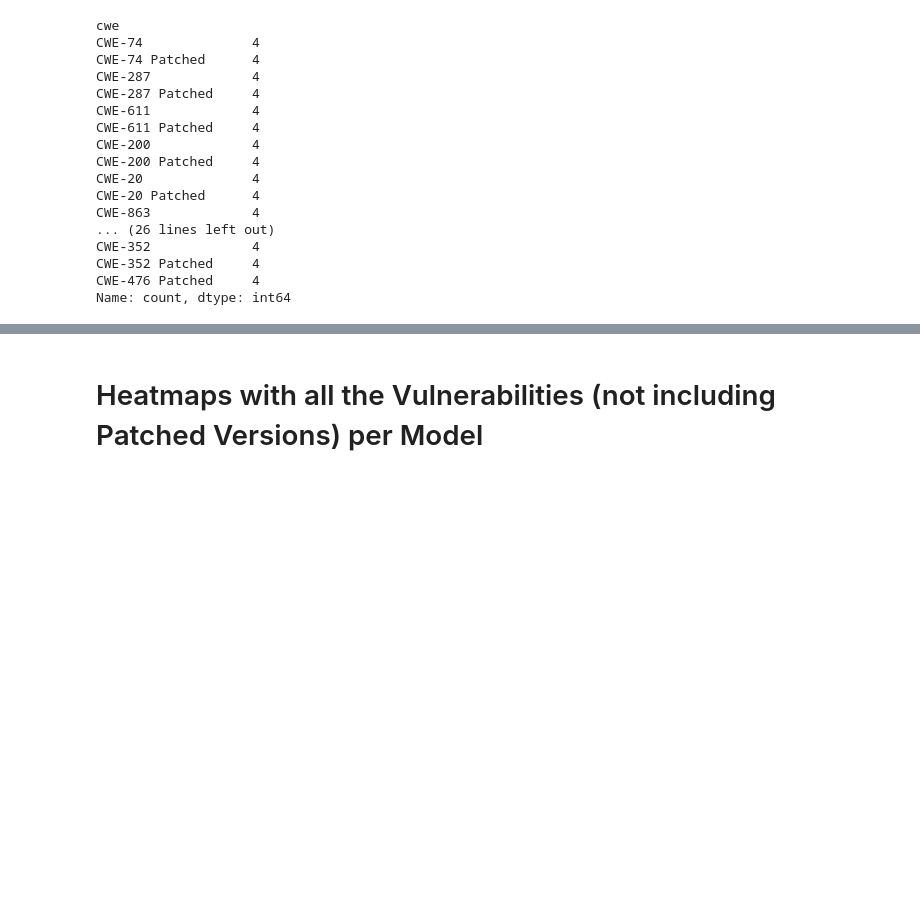
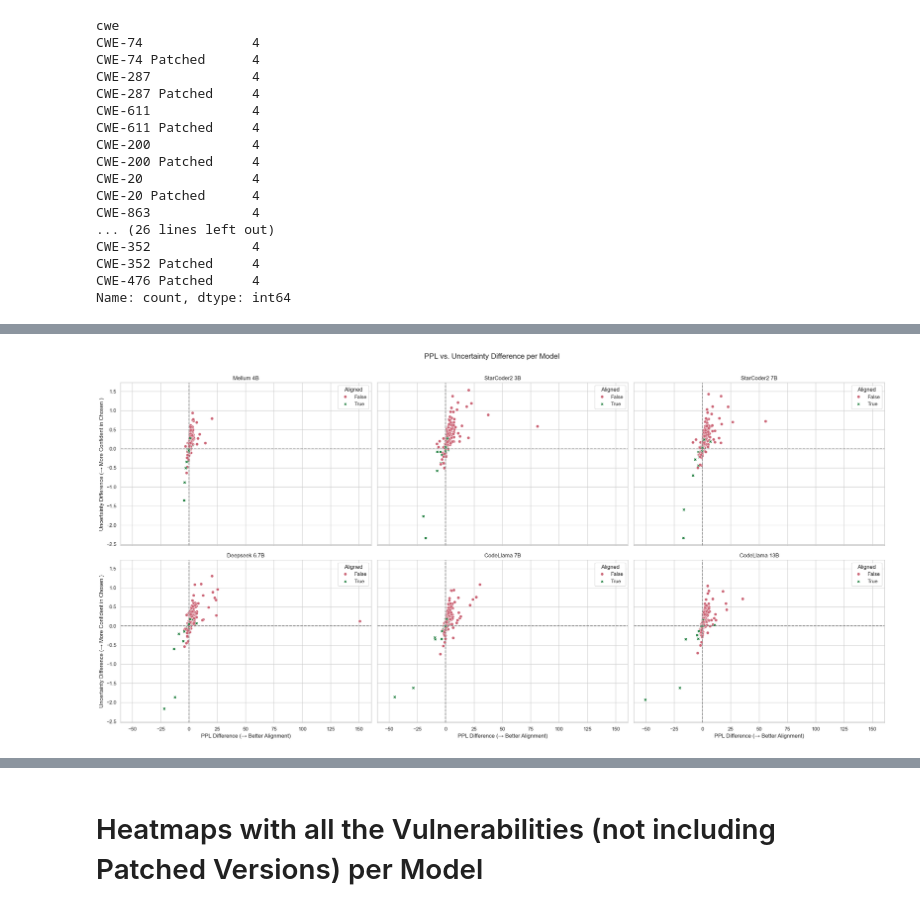
Before and after one commit to rufimelo99/lm-insecure-bias, a Jupyter notebook: sec_aware_cl/perplexity/perplexity.ipynb, the cells around one changed output, grey strips where cells are left out. Drawn from its saved outputs; the diff is of its cells as text; code cells hidden in the pictures; blank space fills up the shorter version.

```diff
--- a/sec_aware_cl/perplexity/perplexity.ipynb
+++ b/sec_aware_cl/perplexity/perplexity.ipynb
@@ -406,0 +680,56 @@ Name: count, dtype: int64
+# %%
+import matplotlib.pyplot as plt
+import seaborn as sns
+
+# Optional: use a clear color palette for alignment classes
+paul_tol_palette = {
+    True: "#117733",  # green
+    False: "#CC6677", # red
+}
+
+# Plot setup
+models = df["model"].unique()
+n_cols = 3
+n_rows = (len(models) + n_cols - 1) // n_cols
+
+fig, axes = plt.subplots(n_rows, n_cols, figsize=(8 * n_cols, 6 * n_rows), sharex=True, sharey=True)
+axes = axes.flatten()
+
+for i, model in enumerate(models):
+    ax = axes[i]
+    df_model = df[df["model"] == model]
+
+    # Find extremes for this model
+    extreme_ppl = df_model.loc[df_model["ppl_diff"].abs().idxmax()]
+    extreme_uncertainty = df_model.loc[df_model["uncertainty_diff"].abs().idxmax()]
+
+    # Scatter plot
+    sns.scatterplot(
+        data=df_model,
+        x="ppl_diff",
+        y="uncertainty_diff",
+        hue="Aligned",
+        style="Aligned",
+        s=40,
+        palette=paul_tol_palette,
+        ax=ax
+    )
+
+    ax.axhline(0, color='grey', linestyle='--')
+    ax.axvline(0, color='grey', linestyle='--')
+    # Inside your for loop, after ax.set_ylabel(...)
+    ax.set_title(f"{prettier_names.get(model, model)}")
+    ax.set_xlabel("PPL Difference (\u2192 Better Alignment)")
+    ax.set_ylabel("Uncertainty Difference (\u2192 More Confident in Chosen )")
+
+
+
+# Remove empty subplots
+for j in range(i+1, len(axes)):
+    fig.delaxes(axes[j])
+
+plt.suptitle("PPL vs. Uncertainty Difference per Model", fontsize=16)
+plt.tight_layout(rect=[0, 0, 1, 0.97])
+plt.show()
+# %% [output]
+[figure, added]
```
Also changed, not shown: parts of 17 cells of this notebook, 13 other files.
